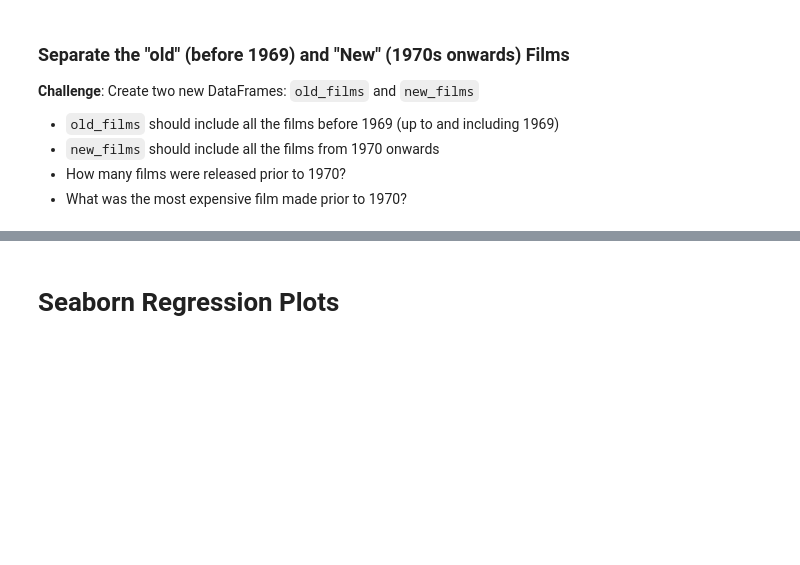
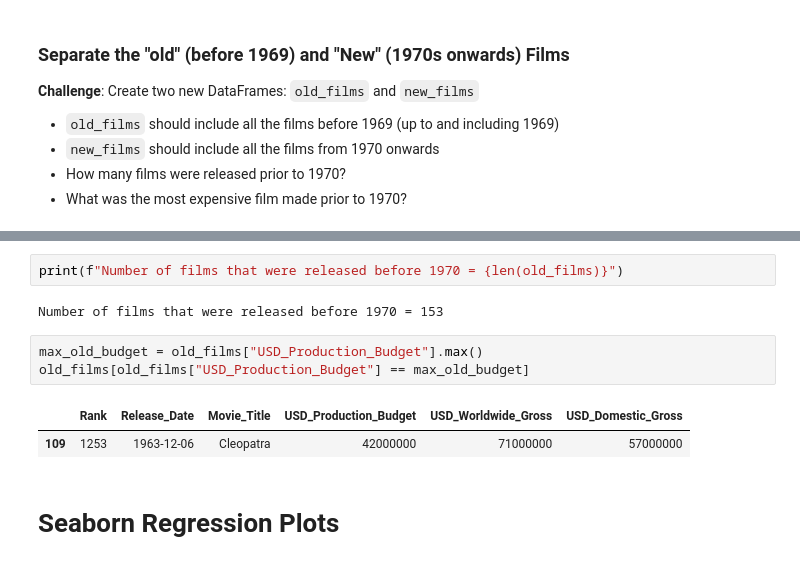
Before and after one commit to Aman88600/100-days-of-code, a Jupyter notebook: Day_78/Seaborn+Linear+Regression+(start)/Seaborn_and_Linear_Regression_(start).ipynb, the cells around one changed output, grey strips where cells are left out. Cells and saved outputs as stored; diff of their text form; blank space fills up the shorter version.

```diff
--- a/Day_78/Seaborn+Linear+Regression+(start)/Seaborn_and_Linear_Regression_(start).ipynb
+++ b/Day_78/Seaborn+Linear+Regression+(start)/Seaborn_and_Linear_Regression_(start).ipynb
@@ -190,3 +460,13 @@ Here's how:
+# %%
+print(f"Number of films that were released before 1970 = {len(old_films)}")
+# %% [output]
+Number of films that were released before 1970 = 153
+# %%
+max_old_budget = old_films["USD_Production_Budget"].max()
+old_films[old_films["USD_Production_Budget"] == max_old_budget]
+# %% [output]
+|  | Rank | Release_Date | Movie_Title | USD_Production_Budget | USD_Worldwide_Gross | USD_Domestic_Gross |
+| 109 | 1253 | 1963-12-06 | Cleopatra | 42000000 | 71000000 | 57000000 |
 # %% [markdown]
 # Seaborn Regression Plots
 # %% [markdown]
```
Also changed, not shown: parts of 20 cells of this notebook.
